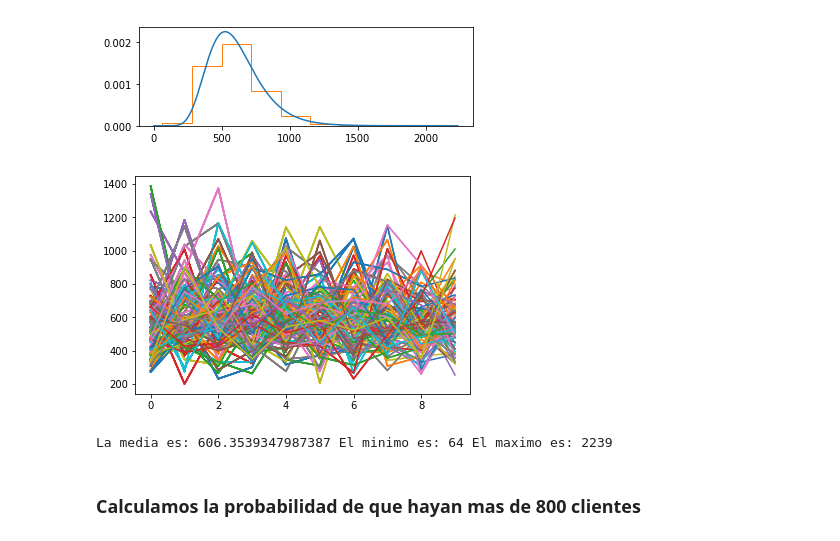
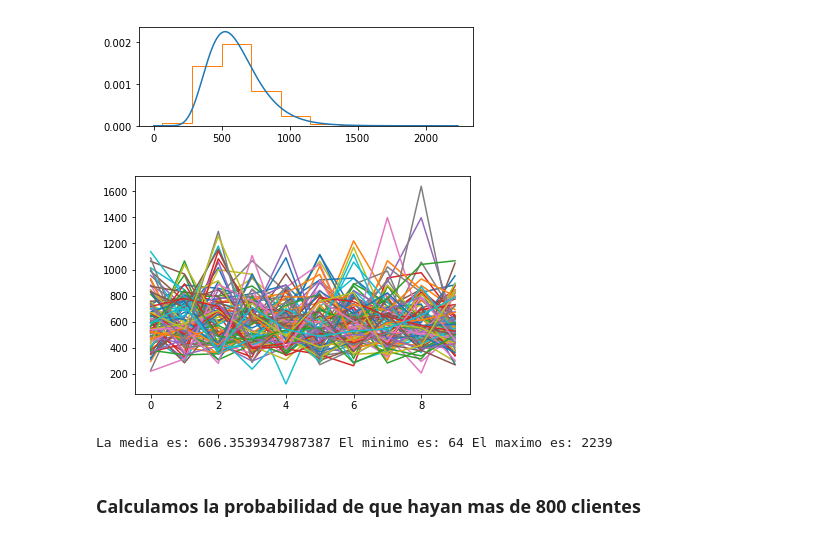
Before and after one commit to luisontaneda/Proyecto, a Jupyter notebook: Proyecto 2 Lontaneda Apreciado.ipynb, the cells around one changed output. Saved outputs shown, nothing was run; the diff lists cells and outputs as text; code cells hidden in the pictures.

```diff
--- a/Proyecto 2 Lontaneda Apreciado.ipynb
+++ b/Proyecto 2 Lontaneda Apreciado.ipynb
@@ -129,16 +133,10 @@ arg = best_fit_paramms[:-2]
 loc = best_fit_paramms[-2]
 scale = best_fit_paramms[-1]
 
-#%%
-m = []
-for i in range(10):
 
-    predventas = st.johnsonsu(arg[0],arg[1],loc = loc, scale = scale).rvs(size = 100)
+predventas = [st.johnsonsu(arg[0],arg[1],loc = loc, scale = scale).rvs(size = 100) for i in range(10)]
 
-    m.append(predventas)
-
-    plt.plot(m)
-
+plt.plot(predventas)
 plt.show()
 
 print("La media es:",promsalesa,"El minimo es:",minsalesa,"El maximo es:",maxsalesa)
@@ -210,20 +218,16 @@ plt.show
 <function matplotlib.pyplot.show>
 [figure]
 # %%
-#%%
-k =[]
-for i in range(10):
-    predcust = st.f(arg1[0],arg1[1],loc = loc1, scale=scale1).rvs(size = 100)
 
-    k.append(predcust)
+predcust = [st.f(arg1[0],arg1[1],loc = loc1, scale=scale1).rvs(size = 100) for i in range(10)]
 
-    plt.plot(k)
+plt.plot(predcust)
 plt.show()
 
 prob = st.f(arg1[0],arg1[1],loc = loc1, scale=scale1).cdf(400)
 print("La media es:",promcustomers,"El minimo es:",mincustomers,"El maximo es:",maxcustomers)
 # %% [output]
-[figure, old version]
+[figure, new version]
 La media es: 606.3539347987387 El minimo es: 64 El maximo es: 2239
 # %% [markdown]
 ### Calculamos la probabilidad de que hayan mas de 800 clientes
```
Also changed, not shown: parts of 19 cells of this notebook.
